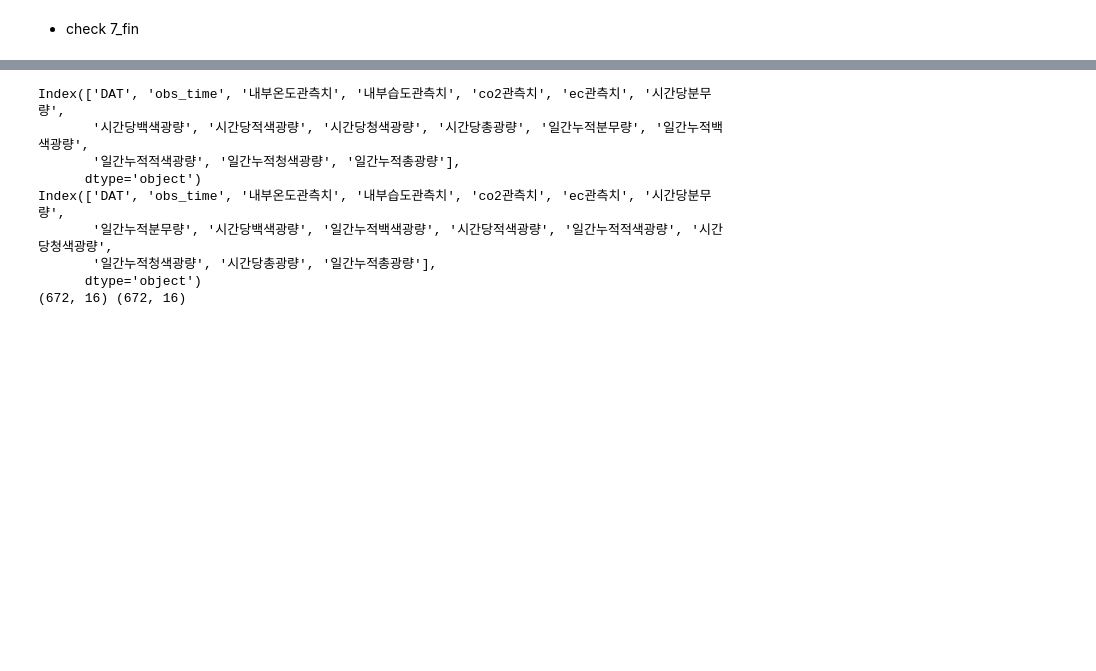
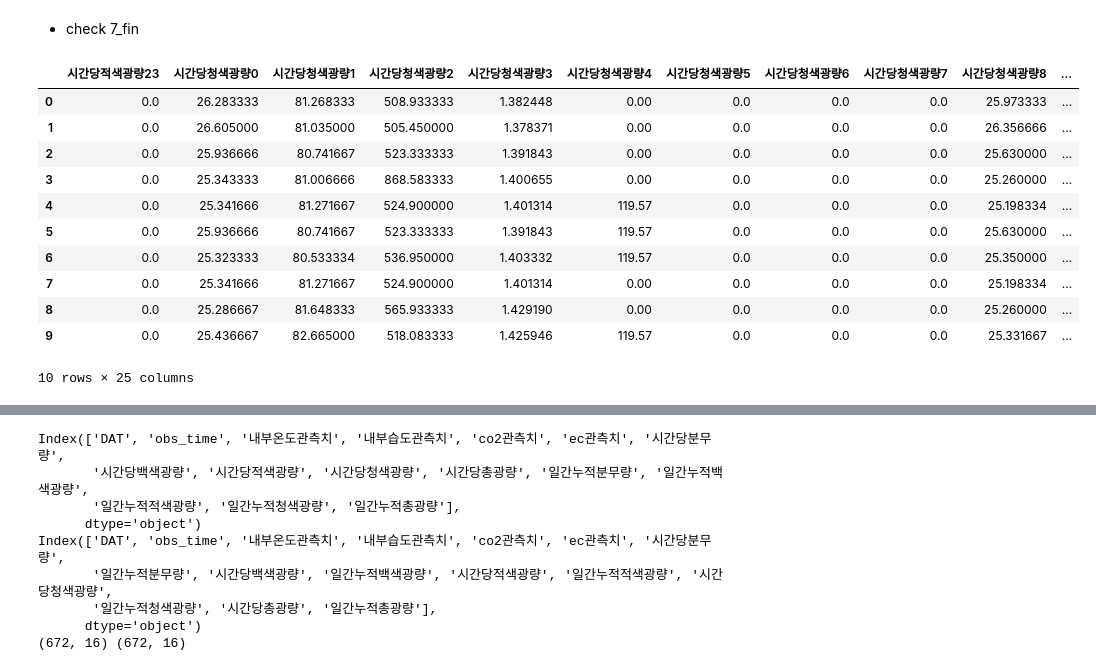
Before and after one commit to Myungbin/Lettuce-Growth-Environment-Prediction, a Jupyter notebook: code/data.ipynb, the cells around one changed output, grey strips where cells are left out. Drawn from its saved outputs; the diff is of its cells as text; code cells hidden in the pictures; blank space fills up the shorter version.

```diff
--- a/code/data.ipynb
+++ b/code/data.ipynb
@@ -140,4 +140,20 @@ X_aug['']
 Name: 일간누적총광량, Length: 672, dtype: float64
 # %% [markdown]
 - check 7_fin
+# %%
+lin = pd.read_csv('../data/aug_input/train/2_linear/TRAIN0.csv')
+lin.iloc[:, -25:].head(10)
+# %% [output]
+|  | 시간당적색광량23 | 시간당청색광량0 | 시간당청색광량1 | 시간당청색광량2 | 시간당청색광량3 | 시간당청색광량4 | 시간당청색광량5 | 시간당청색광량6 | 시간당청색광량7 | 시간당청색광량8 | ... |
+| 0 | 0.0 | 26.283333 | 81.268333 | 508.933333 | 1.382448 | 0.00 | 0.0 | 0.0 | 0.0 | 25.973333 | ... |
+| 1 | 0.0 | 26.605000 | 81.035000 | 505.450000 | 1.378371 | 0.00 | 0.0 | 0.0 | 0.0 | 26.356666 | ... |
+| 2 | 0.0 | 25.936666 | 80.741667 | 523.333333 | 1.391843 | 0.00 | 0.0 | 0.0 | 0.0 | 25.630000 | ... |
+| 3 | 0.0 | 25.343333 | 81.006666 | 868.583333 | 1.400655 | 0.00 | 0.0 | 0.0 | 0.0 | 25.260000 | ... |
+| 4 | 0.0 | 25.341666 | 81.271667 | 524.900000 | 1.401314 | 119.57 | 0.0 | 0.0 | 0.0 | 25.198334 | ... |
+| 5 | 0.0 | 25.936666 | 80.741667 | 523.333333 | 1.391843 | 119.57 | 0.0 | 0.0 | 0.0 | 25.630000 | ... |
+| 6 | 0.0 | 25.323333 | 80.533334 | 536.950000 | 1.403332 | 119.57 | 0.0 | 0.0 | 0.0 | 25.350000 | ... |
+| 7 | 0.0 | 25.341666 | 81.271667 | 524.900000 | 1.401314 | 0.00 | 0.0 | 0.0 | 0.0 | 25.198334 | ... |
+| 8 | 0.0 | 25.286667 | 81.648333 | 565.933333 | 1.429190 | 0.00 | 0.0 | 0.0 | 0.0 | 25.260000 | ... |
+| 9 | 0.0 | 25.436667 | 82.665000 | 518.083333 | 1.425946 | 119.57 | 0.0 | 0.0 | 0.0 | 25.331667 | ... |
+10 rows × 25 columns
 # %%
```
Also changed, not shown: parts of 3 cells of this notebook, 1 other file.
